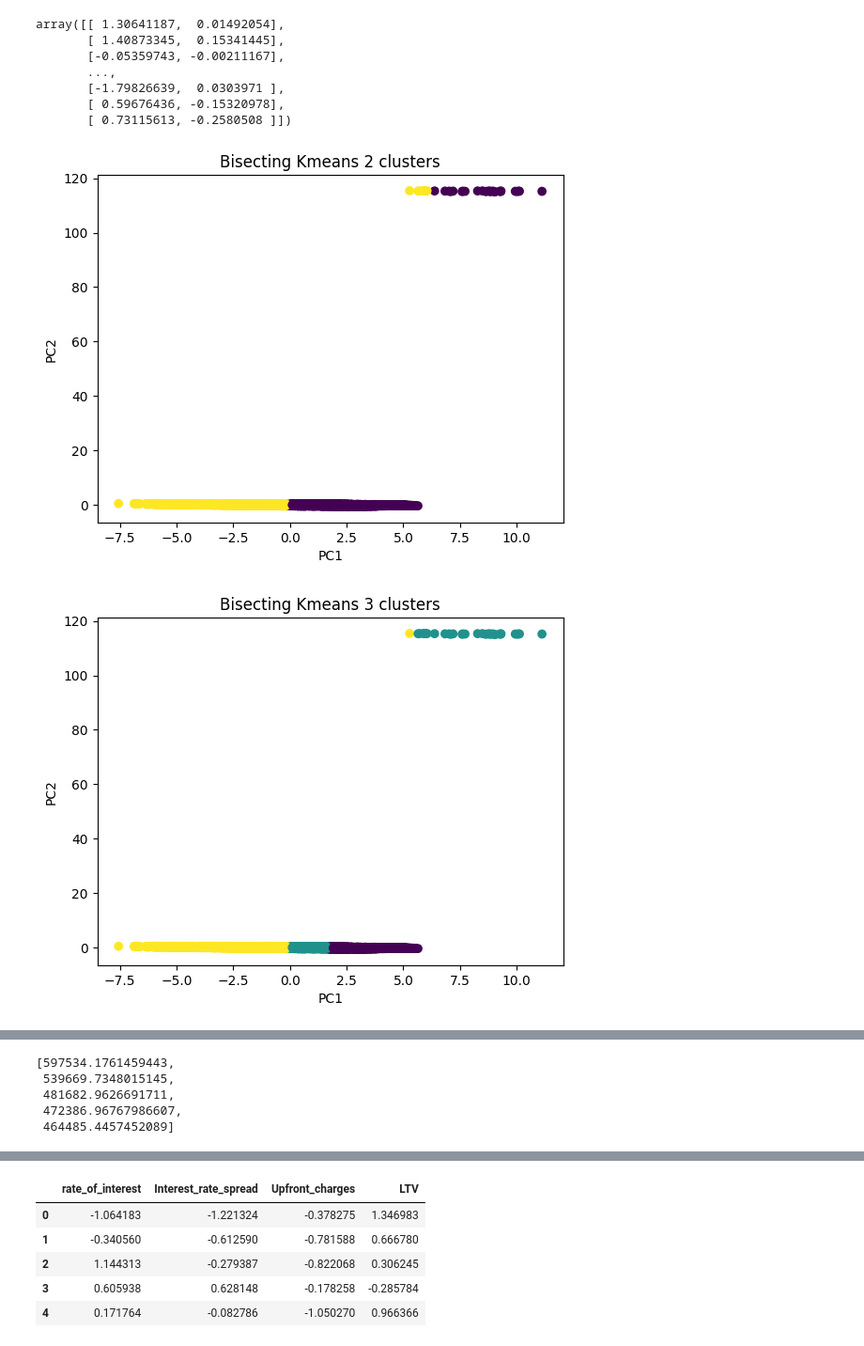
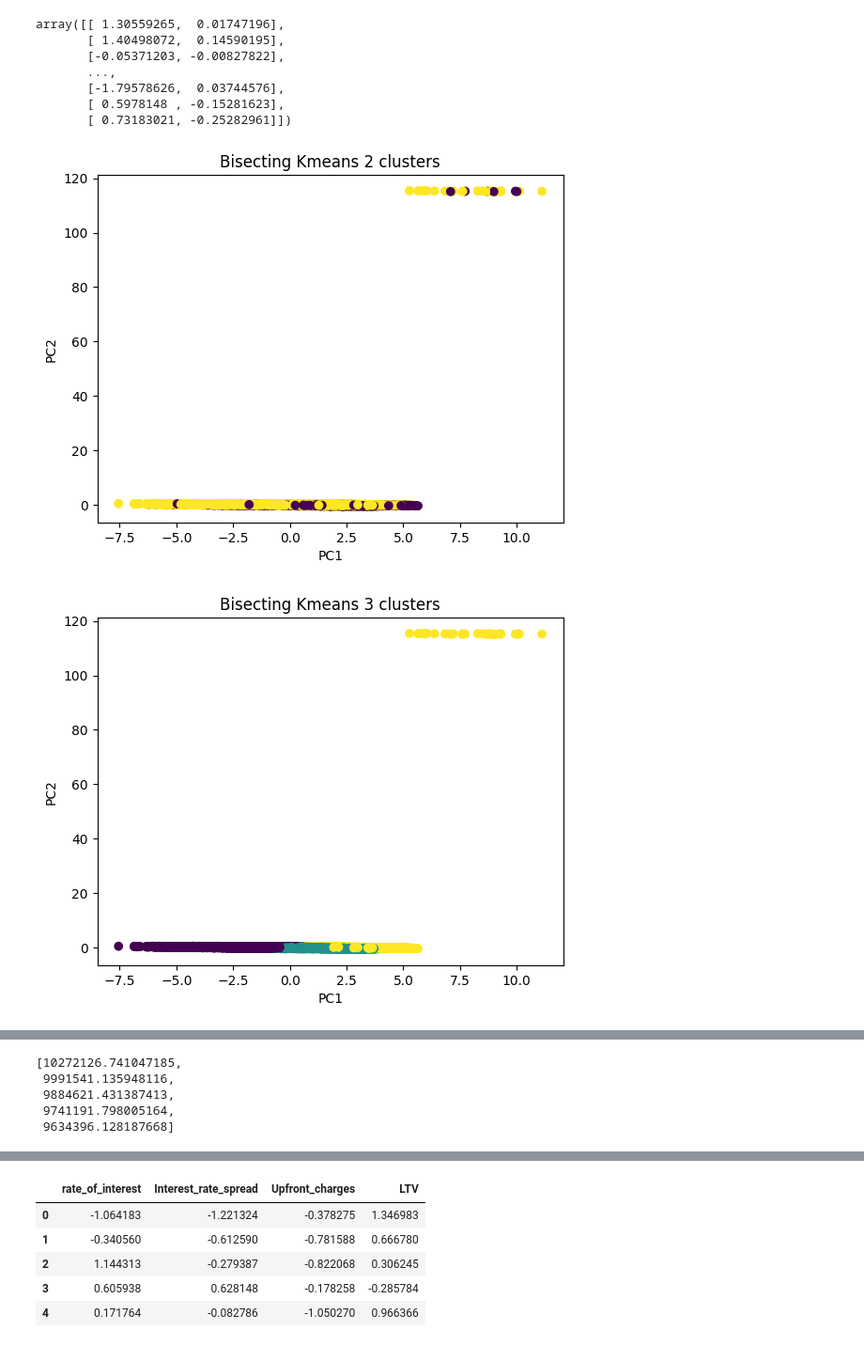
Before and after one commit to MATF-istrazivanje-podataka-1/2023_Data_Mining_Loans_Dataset, a Jupyter notebook: models/clustering/kmeans.ipynb, the cells around one changed output, grey strips where cells are left out. Shown at 94% size. Cells and saved outputs as stored; diff of their text form; code cells hidden in the pictures.

```diff
--- a/models/clustering/kmeans.ipynb
+++ b/models/clustering/kmeans.ipynb
@@ -29,16 +29,16 @@ memory usage: 81.8 MB
 # %%
 from sklearn.decomposition import PCA
 pca = PCA(n_components=2)
-X = pca.fit_transform(X)
-X
+X_pca = pca.fit_transform(X)
+X_pca
 # %% [output]
-array([[ 1.30641187,  0.01492054],
-       [ 1.40873345,  0.15341445],
-       [-0.05359743, -0.00211167],
+array([[ 1.30559265,  0.01747196],
+       [ 1.40498072,  0.14590195],
+       [-0.05371203, -0.00827822],
        ...,
-       [-1.79826639,  0.0303971 ],
-       [ 0.59676436, -0.15320978],
-       [ 0.73115613, -0.2580508 ]])
+       [-1.79578626,  0.03744576],
+       [ 0.5978148 , -0.15281623],
+       [ 0.73183021, -0.25282961]])
 # %%
 from sklearn.cluster import KMeans
 from sklearn.metrics import silhouette_score
@@ -55,14 +55,14 @@ from sklearn. cluster import BisectingKMeans
 # %%
 kmeans_cluster_centers = []
 sse = []
 silhouettes = []
 for i in range (2, 7):
     bkmeans = BisectingKMeans(n_clusters=i,bisecting_strategy='largest_cluster')
     bkmeans.fit(X)
-    visualize_clustering(bkmeans.cluster_centers_, bkmeans.labels_, [X[:, 0], X[:, 1]], "Bisecting Kmeans")
+    visualize_clustering(bkmeans.cluster_centers_, bkmeans.labels_, [X_pca[:, 0], X_pca[:, 1]], "Bisecting Kmeans")
     kmeans_cluster_centers.append(bkmeans.cluster_centers_)
     sse.append(bkmeans.inertia_)
     silhouettes.append(silhouette_score(X, bkmeans.labels_))
 # %% [output]
-[figure, old version]
+[figure, new version]
-[figure, old version]
+[figure, new version]
@@ -72,11 +72,11 @@ for i in range (2, 7):
 # %%
 sse
 # %% [output]
-[597534.1761459443,
- 539669.7348015145,
- 481682.9626691711,
- 472386.96767986607,
- 464485.4457452089]
+[10272126.741047185,
+ 9991541.135948116,
+ 9884621.431387413,
+ 9741191.798005164,
+ 9634396.128187668]
 # %%
 silhouettes
 # %% [output]
```
Also changed, not shown: parts of 29 cells of this notebook, 4 other files.
